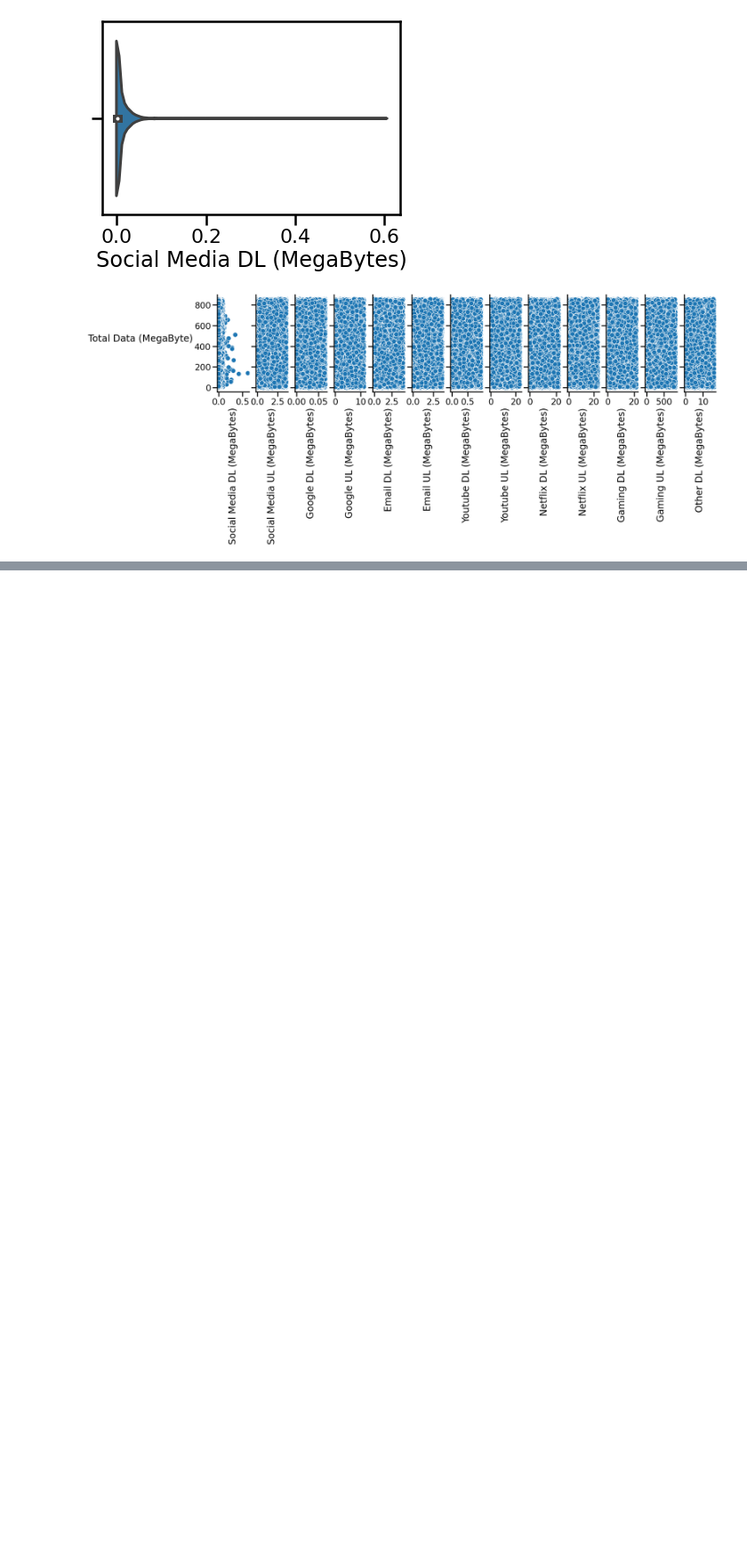
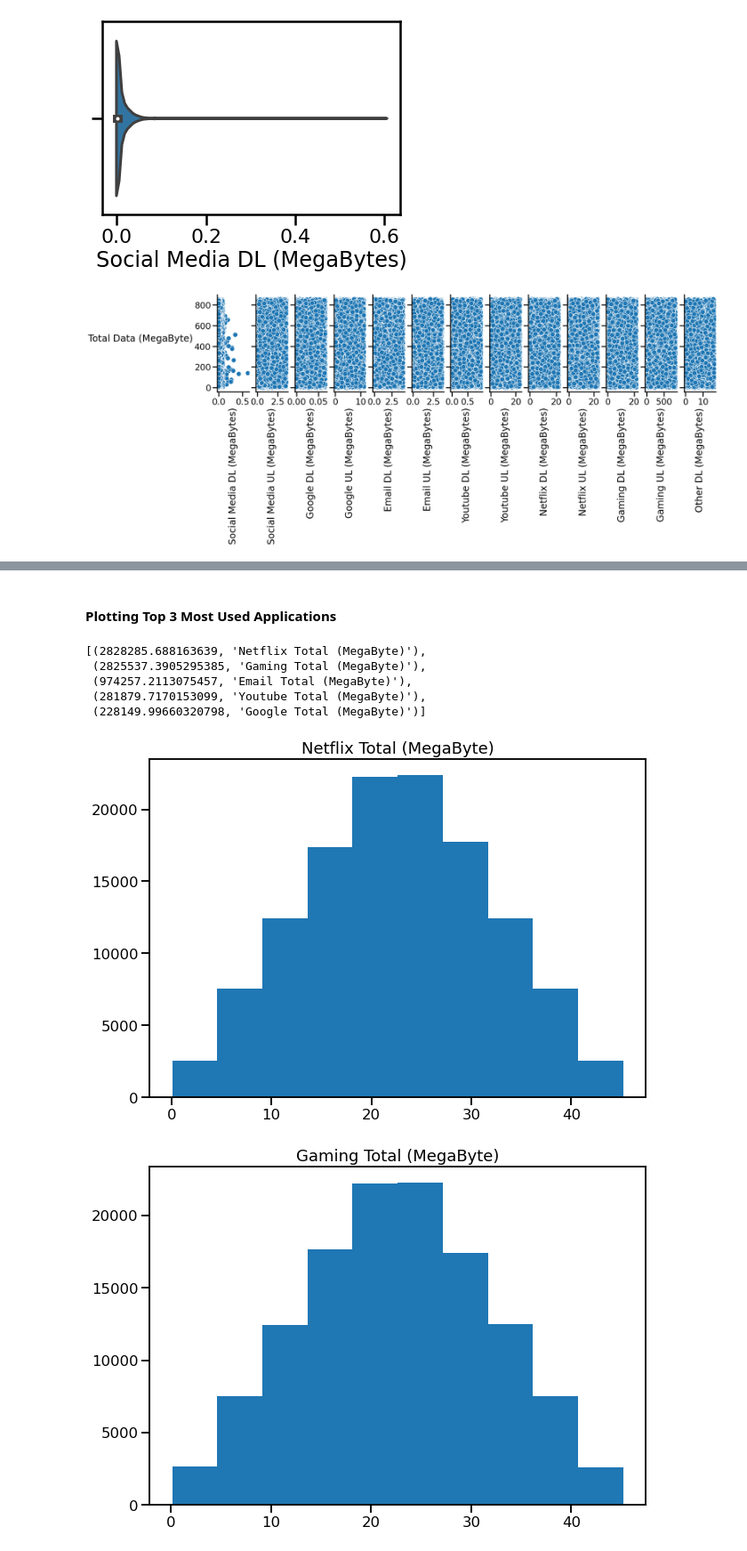
Before and after one commit to KutashiMA/Telecom_User_Analytics, a Jupyter notebook: User_Analytics.ipynb, the cells around one changed output, grey strips where cells are left out. Shown at 89% size. Saved outputs shown, nothing was run; the diff lists cells and outputs as text; code cells hidden in the pictures; blank space fills up the shorter version.

```diff
--- a/User_Analytics.ipynb
+++ b/User_Analytics.ipynb
@@ -633,6 +633,6 @@ n_df.groupby('MSISDN/Number')[['Total UL (MegaBytes)', 'Total DL (MegaBytes)']].
 89343 rows × 2 columns
 # %%
 # for total data volume (in Bytes) during this session for each application
-for i in n_df.columns[-8:-1]:
+for i in n_df.columns[-8:-3]:
     print(f"{n_df.groupby('MSISDN/Number')[[i]].sum().sort_values(by=i, ascending=False).head()}\n")
 # %% [output]
@@ -916,0 +1065,5 @@ plt.show()
+# %%
+# Aggregating total traffic of applications per user.
+# Printing top ten users
+for i in n_df.columns[-8:-3]:
+    print(f"{n_df.groupby('MSISDN/Number')[[i]].sum().sort_values(by=i, ascending=False).iloc[:10,:]}\n\n\n")
@@ -916,0 +1088,17 @@ plt.show()
+# %% [markdown]
+#### Plotting Top 3 Most Used Applications
+# %%
+# checking for which applications were the most used
+check = []
+for i in n_df.columns[-8:-3]:
+    check.append((n_df[i].sum(), i))
+
+# sorts list value in descending order
+check.sort(reverse=True)
+check
+# %% [output]
+[(2828285.688163639, 'Netflix Total (MegaByte)'),
+ (2825537.3905295385, 'Gaming Total (MegaByte)'),
+ (974257.2113075457, 'Email Total (MegaByte)'),
+ (281879.7170153099, 'Youtube Total (MegaByte)'),
+ (228149.99660320798, 'Google Total (MegaByte)')]
@@ -916,0 +1117,15 @@ plt.show()
+# %%
+# function to plot histogram of specified column
+def plot_hist(col):
+    plt.figure(figsize=(10,7))
+    plt.hist(n_df[col])
+    plt.title(col)
+    plt.show()
+# %%
+# plotting top 3 most used
+for i in check[:3]:
+    nil, name = i
+    plot_hist(name)
+# %% [output]
+[figure, added]
+[figure, added]
```
Also changed, not shown: parts of 61 cells of this notebook.
